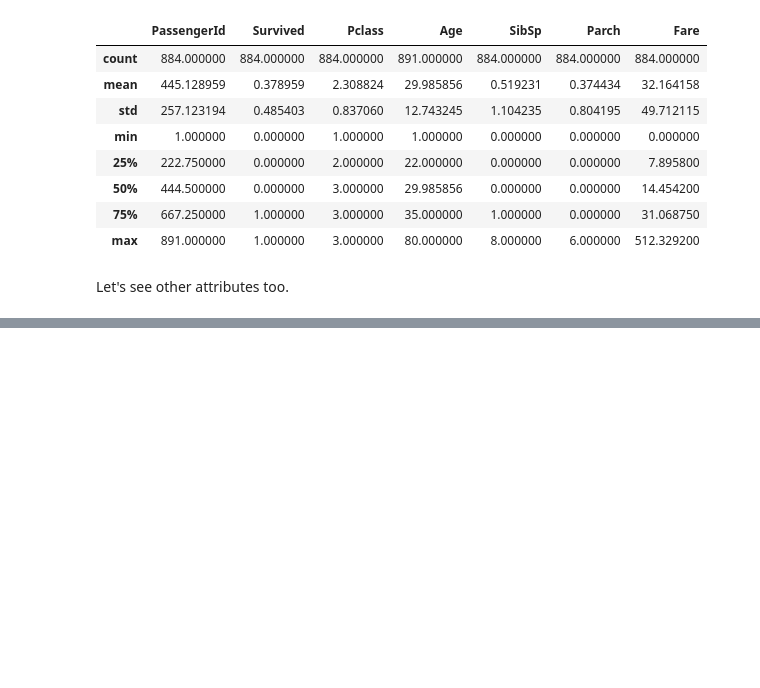
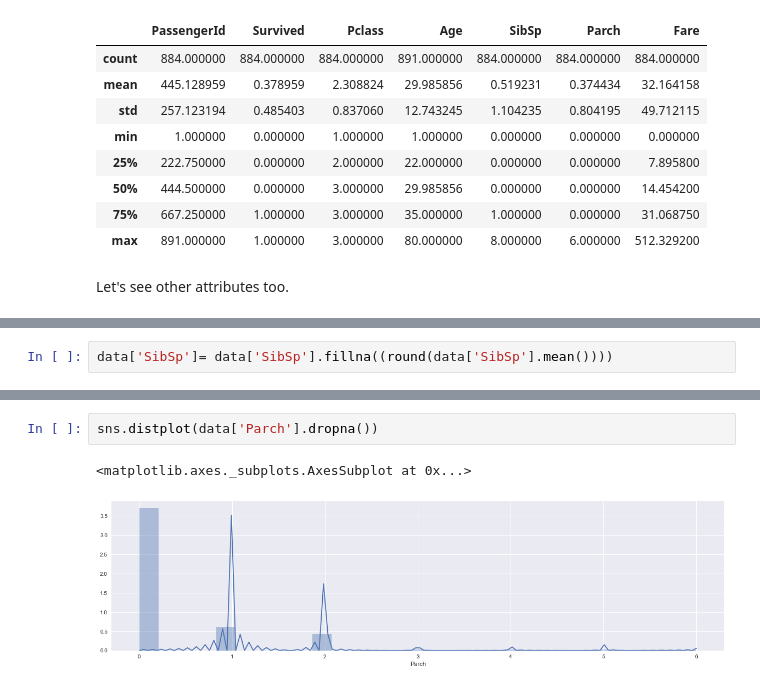
Before and after one commit to hammer-of-thor/Titanic, a Jupyter notebook: Models/Titanic Prediction.ipynb, the cells around one changed output, grey strips where cells are left out. Drawn from its saved outputs; the diff is of its cells as text; blank space fills up the shorter version.

```diff
--- a/Models/Titanic Prediction.ipynb
+++ b/Models/Titanic Prediction.ipynb
@@ -147,0 +166,2 @@ array([ 1.,  0.,  3.,  4.,  2.,  5., nan,  8.])
+# %%
+data['SibSp']= data['SibSp'].fillna((round(data['SibSp'].mean())))
@@ -151,0 +174,5 @@ array([ 0.,  1.,  2.,  5., nan,  3.,  4.,  6.])
+# %%
+sns.distplot(data['Parch'].dropna())
+# %% [output]
+<matplotlib.axes._subplots.AxesSubplot at 0x...>
+[figure, added]
```
Also changed, not shown: parts of 18 cells of this notebook.
